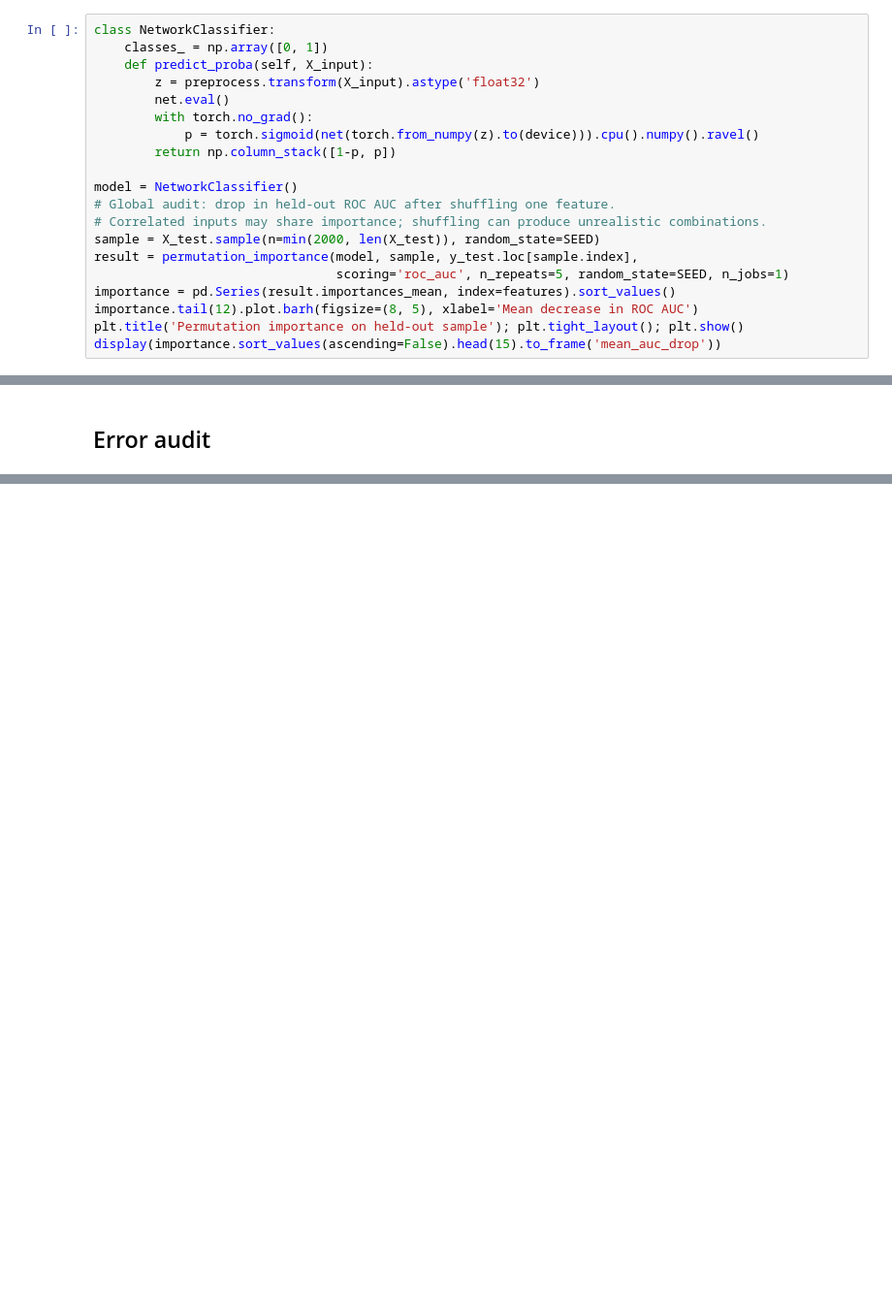
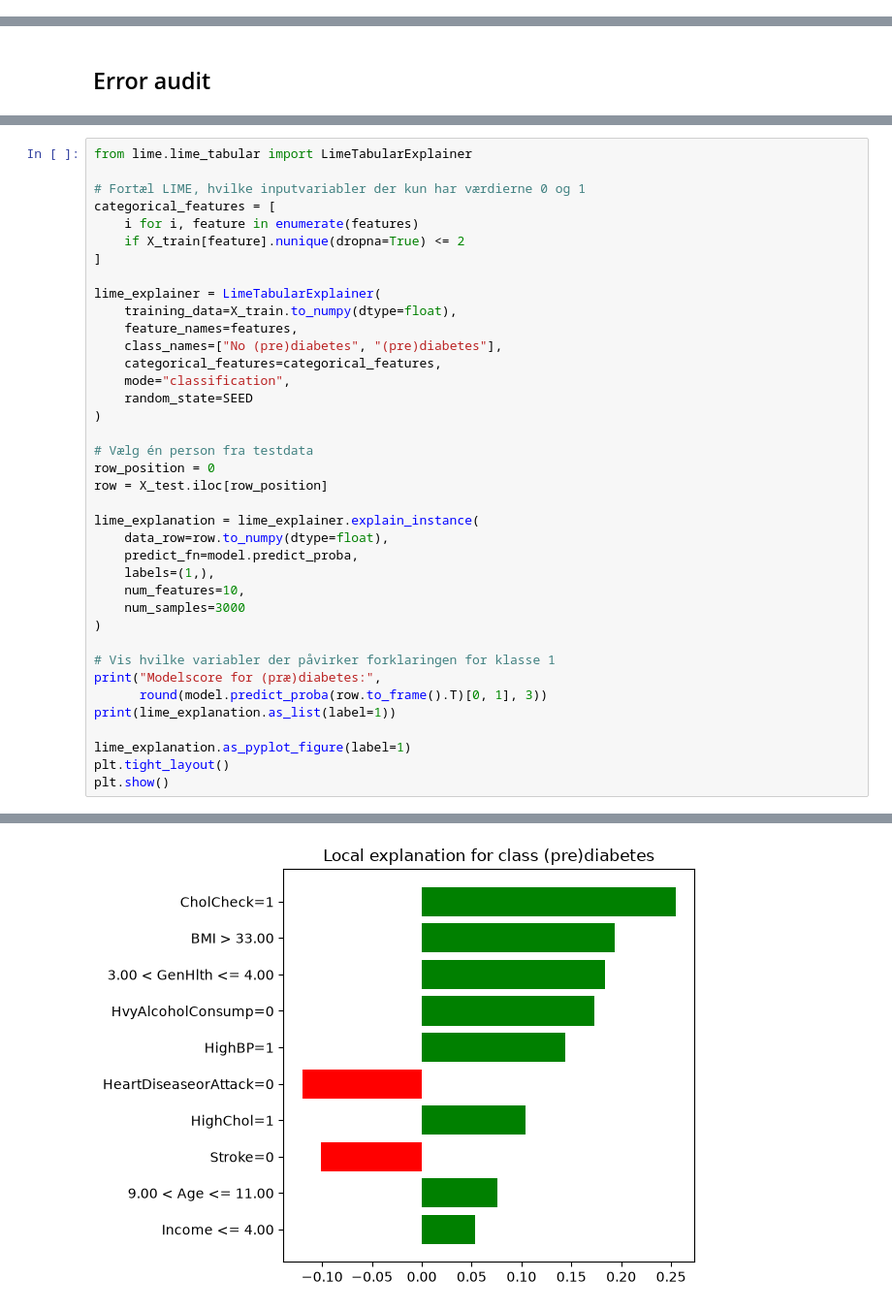
Before and after one commit to VictorBCarstens/XAI-Assignment-1-Explaining-Diabetes, a Jupyter notebook: diabetes_neural_network.ipynb, the cells around one changed output, grey strips where cells are left out. Shown at 97% size. Drawn from its saved outputs; the diff is of its cells as text; blank space fills up the shorter version.

Commit message:
Update neural network explanations

```diff
--- a/diabetes_neural_network.ipynb
+++ b/diabetes_neural_network.ipynb
@@ -112,23 +130,3 @@ evaluate(y_test, probabilities)
 ## Global explanation: permutation importance
 
 The wrapper applies the training-only preprocessing before calling the network.
-# %%
-class NetworkClassifier:
-    classes_ = np.array([0, 1])
-    def predict_proba(self, X_input):
-        z = preprocess.transform(X_input).astype('float32')
-        net.eval()
-        with torch.no_grad():
-            p = torch.sigmoid(net(torch.from_numpy(z).to(device))).cpu().numpy().ravel()
-        return np.column_stack([1-p, p])
-
-model = NetworkClassifier()
-# Global audit: drop in held-out ROC AUC after shuffling one feature.
-# Correlated inputs may share importance; shuffling can produce unrealistic combinations.
-sample = X_test.sample(n=min(2000, len(X_test)), random_state=SEED)
-result = permutation_importance(model, sample, y_test.loc[sample.index],
-                                scoring='roc_auc', n_repeats=5, random_state=SEED, n_jobs=1)
-importance = pd.Series(result.importances_mean, index=features).sort_values()
-importance.tail(12).plot.barh(figsize=(8, 5), xlabel='Mean decrease in ROC AUC')
-plt.title('Permutation importance on held-out sample'); plt.tight_layout(); plt.show()
-display(importance.sort_values(ascending=False).head(15).to_frame('mean_auc_drop'))
@@ -166,0 +214,39 @@ display(audit.loc[(audit.actual == 0) & (audit.predicted == 1)].sort_values('sco
+# %%
+from lime.lime_tabular import LimeTabularExplainer
+
+# Fortæl LIME, hvilke inputvariabler der kun har værdierne 0 og 1
+categorical_features = [
+    i for i, feature in enumerate(features)
+    if X_train[feature].nunique(dropna=True) <= 2
+]
+
+lime_explainer = LimeTabularExplainer(
+    training_data=X_train.to_numpy(dtype=float),
+    feature_names=features,
+    class_names=["No (pre)diabetes", "(pre)diabetes"],
+    categorical_features=categorical_features,
+    mode="classification",
+    random_state=SEED
+)
+
+# Vælg én person fra testdata
+row_position = 0
+row = X_test.iloc[row_position]
+
+lime_explanation = lime_explainer.explain_instance(
+    data_row=row.to_numpy(dtype=float),
+    predict_fn=model.predict_proba,
+    labels=(1,),
+    num_features=10,
+    num_samples=3000
+)
+
+# Vis hvilke variabler der påvirker forklaringen for klasse 1
+print("Modelscore for (præ)diabetes:",
+      round(model.predict_proba(row.to_frame().T)[0, 1], 3))
+print(lime_explanation.as_list(label=1))
+
+lime_explanation.as_pyplot_figure(label=1)
+plt.tight_layout()
+plt.show()
+# %% [output]
@@ -166,0 +255 @@ display(audit.loc[(audit.actual == 0) & (audit.predicted == 1)].sort_values('sco
+[figure, added]
```
Also changed, not shown: parts of 10 cells of this notebook.
